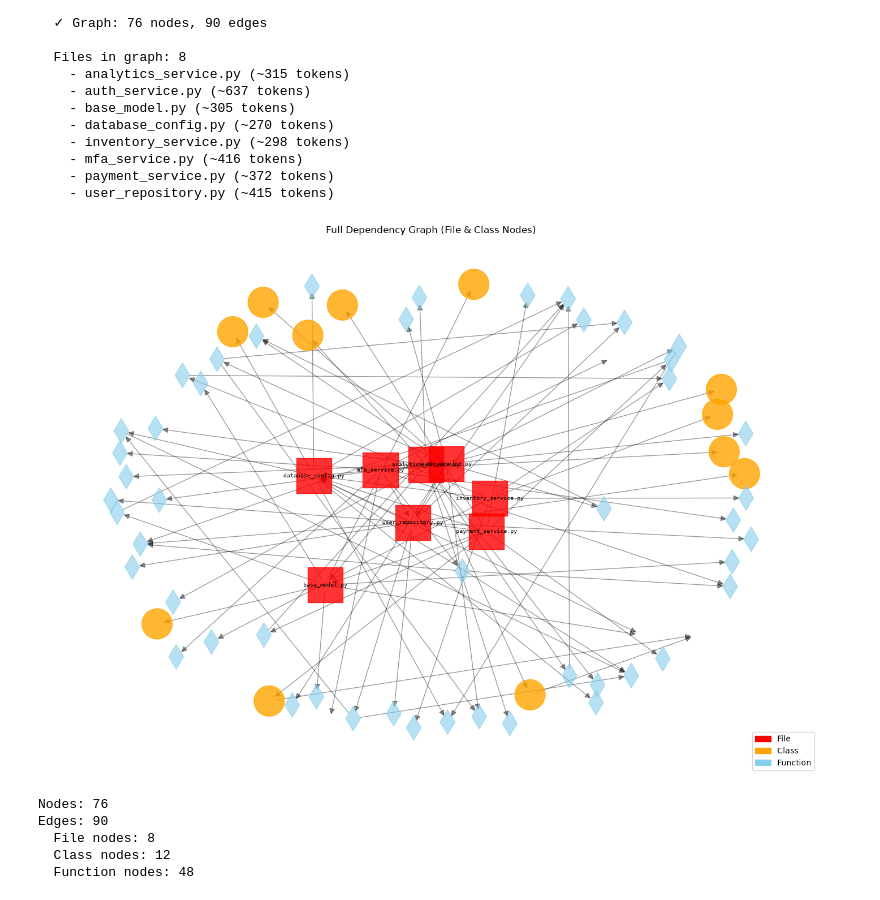
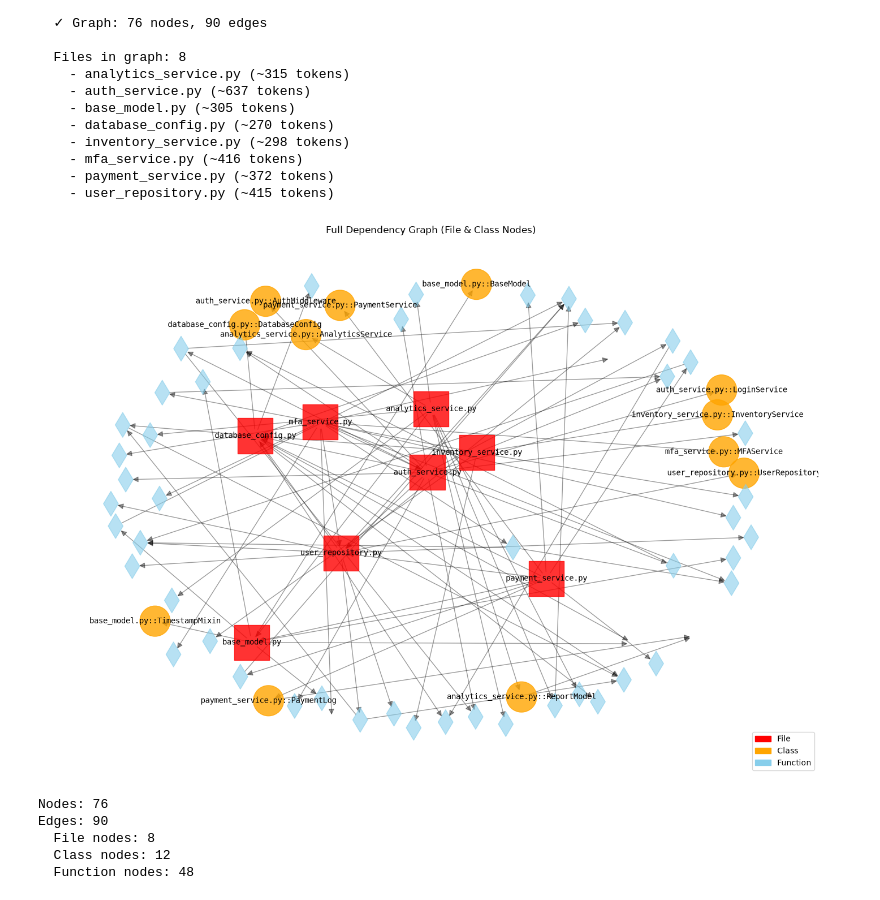
Before and after one commit to Dilusha-M/Adaptive-Cost-Aware-Context-Selection, a Jupyter notebook: notebooks/accs_evaluation.ipynb, the cells around one changed output. Drawn from its saved outputs; the diff is of its cells as text; code cells hidden in the pictures.

```diff
--- a/notebooks/accs_evaluation.ipynb
+++ b/notebooks/accs_evaluation.ipynb
@@ -29,7 +29,8 @@ from pathlib import Path
 try:
     PROJECT_ROOT = Path(__file__).resolve().parent.parent
 except NameError:
-    PROJECT_ROOT = Path("/home/dilusha/projects/BGCR")
+    # __file__ is not defined in interactive mode (e.g., Jupyter Notebook)
+    PROJECT_ROOT = Path.cwd().parent
 
 if str(PROJECT_ROOT) not in sys.path:
     sys.path.insert(0, str(PROJECT_ROOT))
@@ -46,7 +47,7 @@ import networkx as nx
 import matplotlib.pyplot as plt
 import matplotlib.patches as mpatches
 
-# Production imports from the project
+# Module imports from the project
 from parser.ast_parser import ASTParser
 from graph.graph_builder import GraphBuilder, DependencyGraph
 from graph.graph_search import GraphSearch
@@ -119,7 +124,7 @@ Step 2/4: Building dependency graph...
 plt.figure(figsize=(14, 10))
 
 # Better layout (more spacing)
-pos = nx.spring_layout(graph.graph, k=1.2, seed=42)
+pos = nx.spring_layout(graph.graph, k=1.5, seed=42)
 
 # Color nodes by type
 color_map = []
@@ -167,35 +172,44 @@ nx.draw_networkx_nodes(
 nx.draw_networkx_edges(
     graph.graph, pos,
     arrows=True,
     arrowsize=15,
     alpha=0.4,
 )
 
 # Draw labels for file nodes only (keep it readable)
 file_labels = {n: n for n in file_nodes_list}
 nx.draw_networkx_labels(
     graph.graph, pos,
     labels=file_labels,
-    font_size=7,
+    font_size=10,
     font_family="monospace",
 )
+
+class_labels = {n: n for n in class_nodes_list}
+nx.draw_networkx_labels(
+    graph.graph, pos,
+    labels=class_labels,
+    font_size=10,
+    font_family="monospace",
+)
+
 
 plt.title("Full Dependency Graph (File & Class Nodes)")
 plt.axis("off")
 file_patch = mpatches.Patch(color='red', label='File')
 class_patch = mpatches.Patch(color='orange', label='Class')
 func_patch = mpatches.Patch(color='skyblue', label='Function')
 plt.legend(handles=[file_patch, class_patch, func_patch], loc='lower right')
 plt.tight_layout()
 plt.show()
 
 print(f"\nNodes: {graph.node_count}")
 print(f"Edges: {graph.edge_count}")
 print(f"  File nodes: {len(file_nodes_list)}")
 print(f"  Class nodes: {len(class_nodes_list)}")
 print(f"  Function nodes: {len(func_nodes_list)}")
 # %% [output]
-[figure, old version]
+[figure, new version]
 Nodes: 76
 Edges: 90
   File nodes: 8
```
Also changed, not shown: parts of 9 cells of this notebook.
